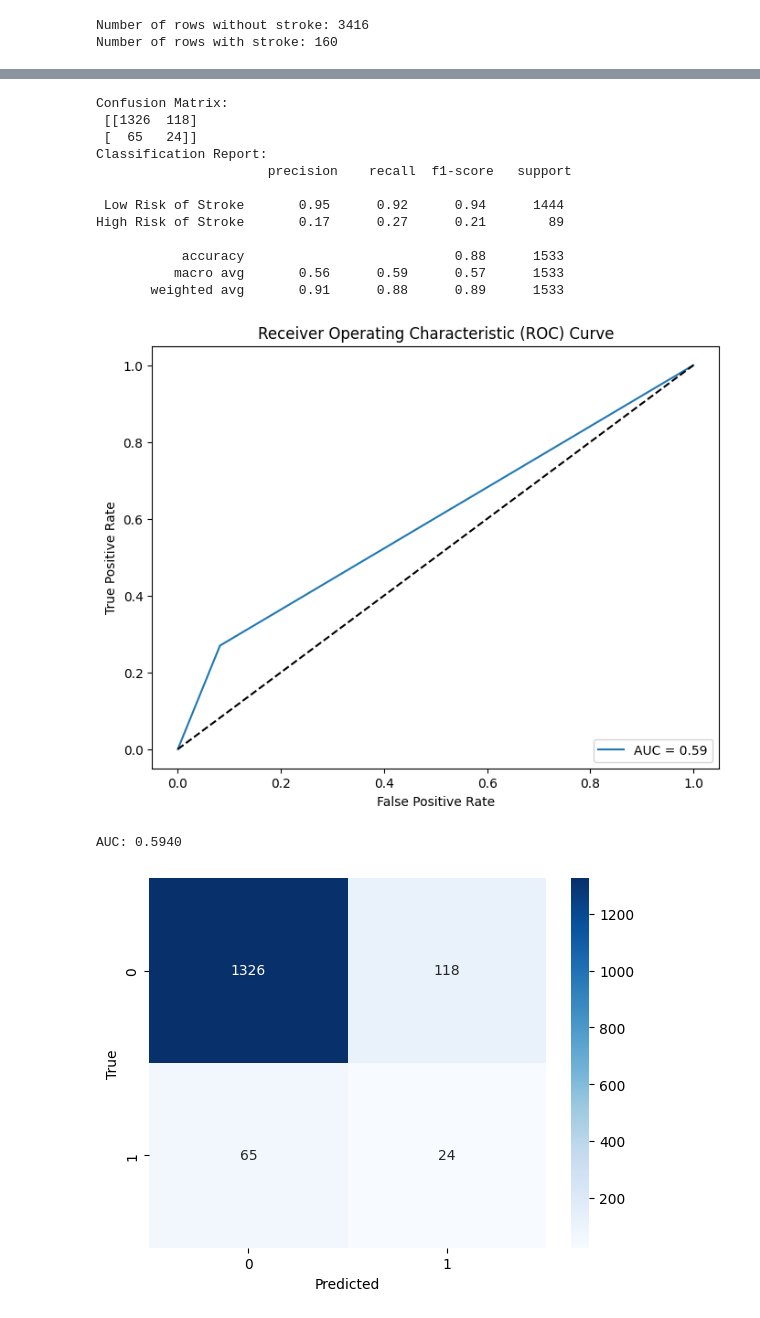
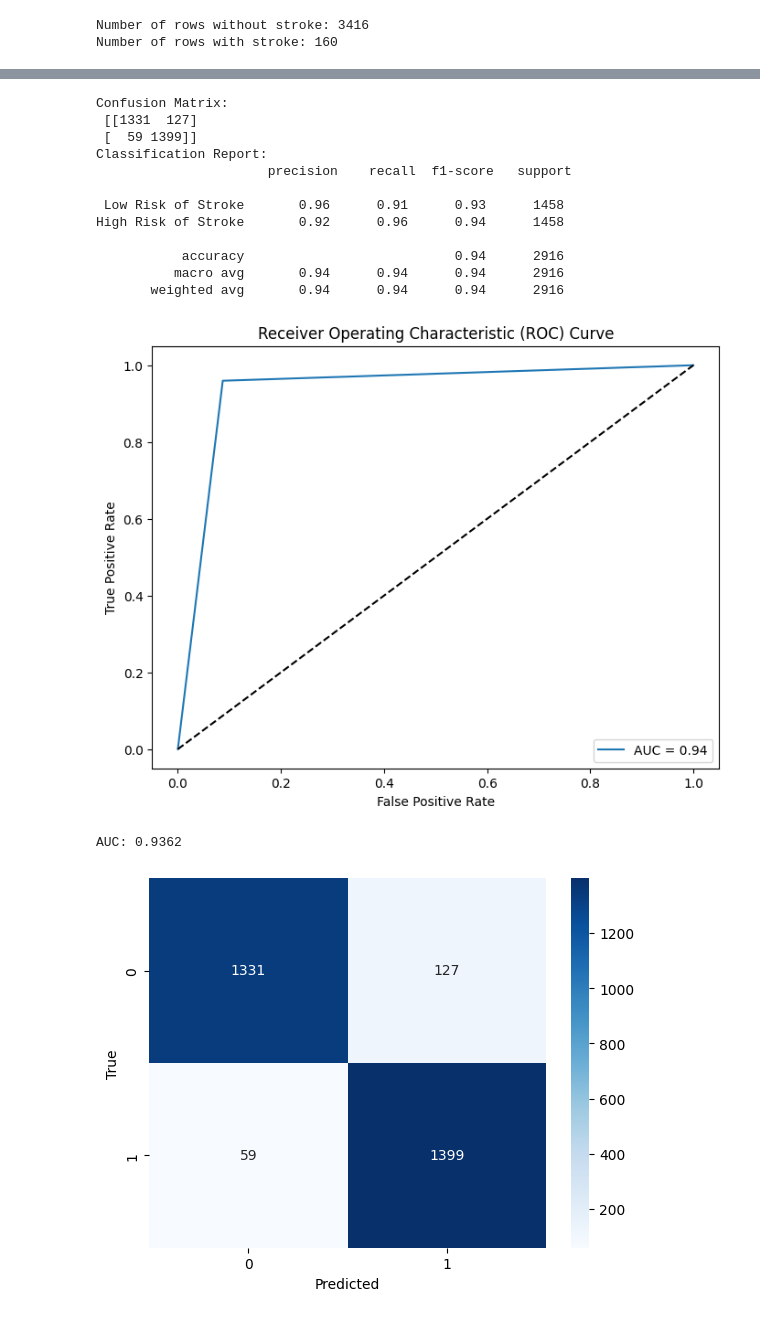
Before and after one commit to WSNekoWay/AI_ALP_Bryan---Hans, a Jupyter notebook: random_forest_stroke.ipynb, the cells around one changed output, grey strips where cells are left out. Drawn from its saved outputs; the diff is of its cells as text; code cells hidden in the pictures.

```diff
--- a/random_forest_stroke.ipynb
+++ b/random_forest_stroke.ipynb
@@ -331,3 +328,8 @@ X_train_rus, y_train_rus = rus.fit_resample(X_train, y_train)
+# %%
+rus  = RandomUnderSampler(sampling_strategy='auto', random_state=42)
+X_rus, Y_rus = rus.fit_resample(X, y)
+
+X_train_rus, X_test_rus, y_train_rus, y_test_rus = train_test_split(X_rus, Y_rus, test_size=0.3, random_state=42)
 # %%
 print("X train: ", X_train_rus.shape)
 print("Y train: ", y_train_rus.shape)
@@ -352,3 +354,6 @@ Number of rows with stroke: 160
+# %%
+X_train_rus[numerical_cols] = scaler.fit_transform(X_train_rus[numerical_cols])
+X_test_rus[numerical_cols] = scaler.transform(X_test_rus[numerical_cols])
 # %%
 best_params = None
 
@@ -426,3 +427,8 @@ X_train_smt, y_train_smt = smt.fit_resample(X_train, y_train)
+# %%
+smt  = SMOTE(random_state=42)
+X_smt, y_smt = smt.fit_resample(X, y)
+
+X_train_smt, X_test_smt, y_train_smt, y_test_smt = train_test_split(X_smt, y_smt, test_size=0.3, random_state=42)
 # %%
 print("X train: ", X_train_smt.shape)
 print("Y train: ", y_train_smt.shape)
@@ -447,3 +453,6 @@ Number of rows with stroke: 3416
+# %%
+X_train_smt[numerical_cols] = scaler.fit_transform(X_train_smt[numerical_cols])
+X_test_smt[numerical_cols] = scaler.transform(X_test_smt[numerical_cols])
 # %%
 best_params = None
 
@@ -472,47 +482,47 @@ RandomForestClassifier(criterion='entropy', random_state=42)
 # %%
-y_pred = final_model.predict(X_test)
+y_pred_smt = final_model.predict(X_test_smt)
 
-conf_matrix = confusion_matrix(y_test, y_pred)
+conf_matrix = confusion_matrix(y_test_smt, y_pred_smt)
 print("Confusion Matrix:\n", conf_matrix)
 
 class_names = ['Low Risk of Stroke', 'High Risk of Stroke']
 
-class_report = classification_report(y_test, y_pred, target_names=class_names)
+class_report = classification_report(y_test_smt, y_pred_smt, target_names=class_names)
 print("Classification Report:\n", class_report)
 
-fpr, tpr, thresholds = roc_curve(y_test, y_pred)
-roc_auc = roc_auc_score(y_test, y_pred)
+fpr, tpr, thresholds = roc_curve(y_test_smt, y_pred_smt)
+roc_auc = roc_auc_score(y_test_smt, y_pred_smt)
 
 plt.figure(figsize=(8, 6))
 plt.plot(fpr, tpr, label=f'AUC = {roc_auc:.2f}')
 plt.plot([0, 1], [0, 1], 'k--')
 plt.xlabel('False Positive Rate')
 plt.ylabel('True Positive Rate')
 plt.title('Receiver Operating Characteristic (ROC) Curve')
 plt.legend(loc='lower right')
 plt.show()
 
 print(f"AUC: {roc_auc:.4f}")
 
 sns.heatmap(conf_matrix, annot=True, fmt='d', cmap='Blues')
 plt.xlabel('Predicted')
 plt.ylabel('True')
 plt.show()
 # %% [output]
 Confusion Matrix:
- [[1326  118]
- [  65   24]]
+ [[1331  127]
+ [  59 1399]]
 Classification Report:
                       precision    recall  f1-score   support
 
- Low Risk of Stroke       0.95      0.92      0.94      1444
-High Risk of Stroke       0.17      0.27      0.21        89
+ Low Risk of Stroke       0.96      0.91      0.93      1458
+High Risk of Stroke       0.92      0.96      0.94      1458
 
-           accuracy                           0.88      1533
-          macro avg       0.56      0.59      0.57      1533
-       weighted avg       0.91      0.88      0.89      1533
+           accuracy                           0.94      2916
+          macro avg       0.94      0.94      0.94      2916
+       weighted avg       0.94      0.94      0.94      2916
-[figure, old version]
+[figure, new version]
-AUC: 0.5940
+AUC: 0.9362
-[figure, old version]
+[figure, new version]
 # %%
 adasyn = ADASYN(sampling_strategy='minority', random_state=42, n_neighbors=5)
```
Also changed, not shown: parts of 19 cells of this notebook, 2 other files.
